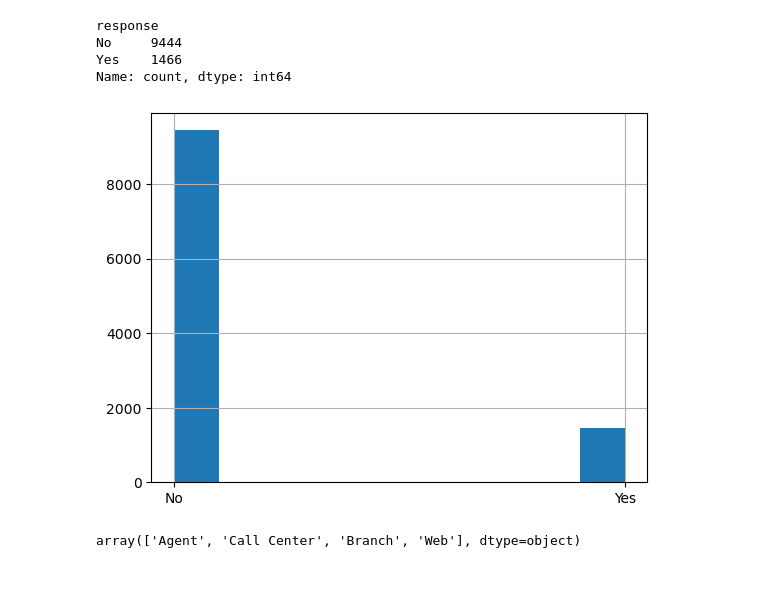
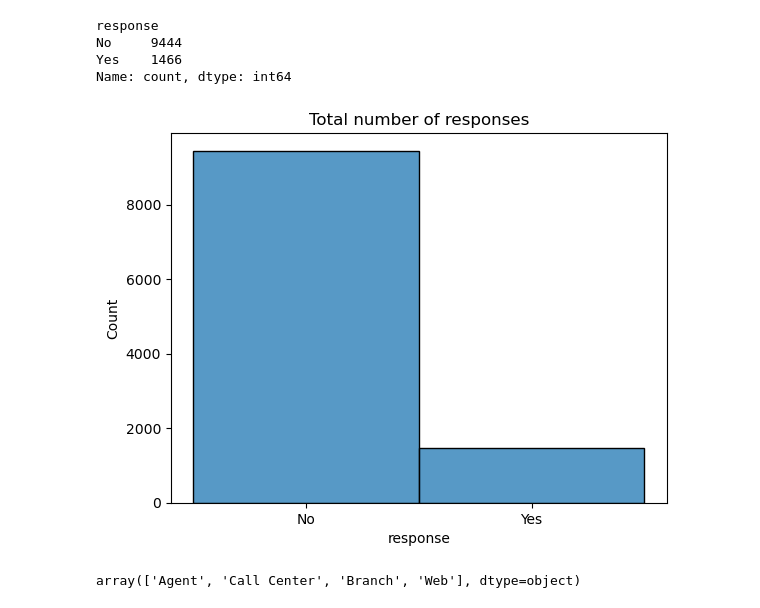
Before and after one commit to xiaos799/lab-customer-analysis-round-3, a Jupyter notebook: Customer Analysis Round 3_Xiao.ipynb, the cells around one changed output. Cells and saved outputs as stored; diff of their text form; code cells hidden in the pictures; blank space fills up the shorter version.

```diff
--- a/Customer Analysis Round 3_Xiao.ipynb
+++ b/Customer Analysis Round 3_Xiao.ipynb
@@ -91,10 +91,10 @@ No     9444
 Yes    1466
 Name: count, dtype: int64
 # %%
-df.response.hist()
+sns.histplot(data = df['response']).set_title('Total number of responses')
 plt.show()
 # %% [output]
-[figure, old version]
+[figure, new version]
 # %%
 #Show a plot of the response rate by the sales channel
 # %%
```
Also changed, not shown: parts of 12 cells of this notebook, 2 other files.
